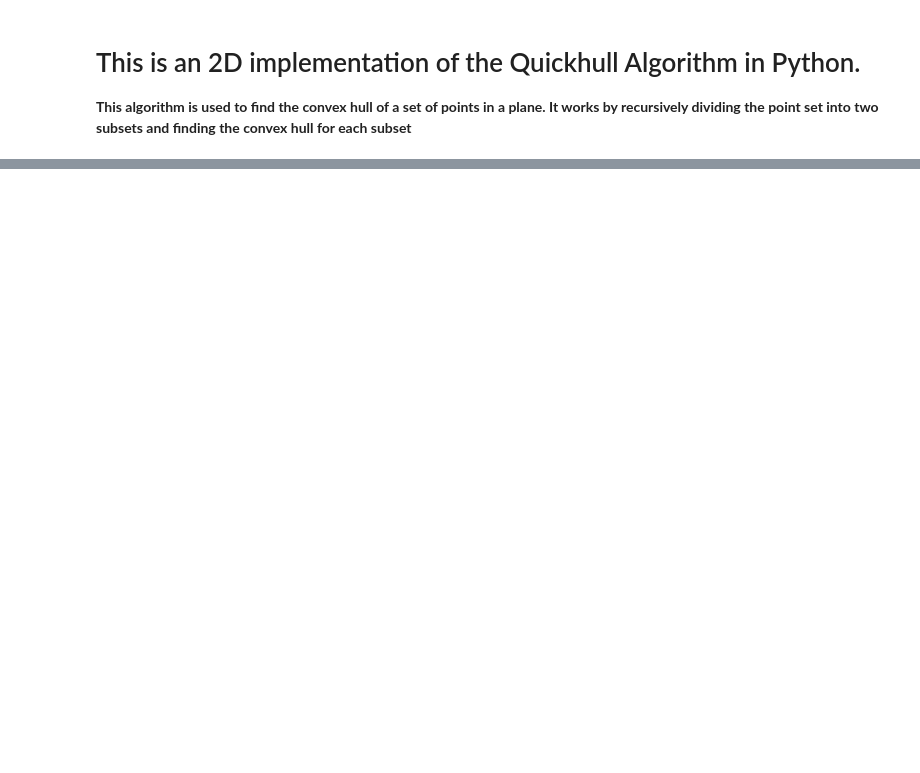
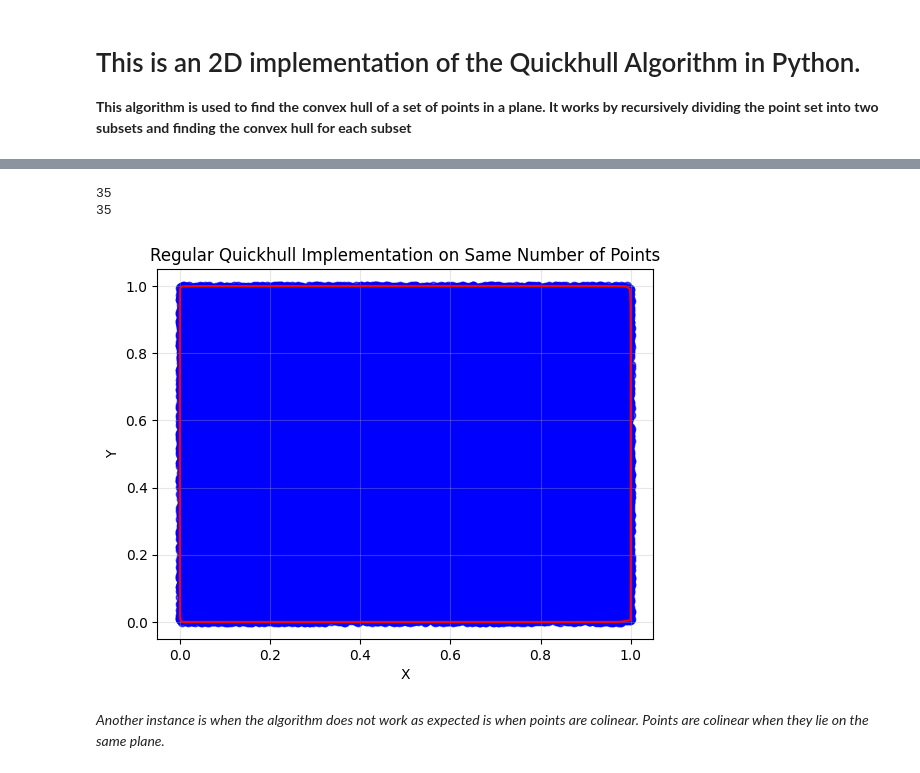
Before and after one commit to deltathecreatorr/Quickhull, a Jupyter notebook: quickhull.ipynb, the cells around one changed output, grey strips where cells are left out. Drawn from its saved outputs; the diff is of its cells as text; code cells hidden in the pictures; blank space fills up the shorter version.

```diff
--- a/quickhull.ipynb
+++ b/quickhull.ipynb
@@ -113,0 +144,28 @@ plt.show()
+# %%
+n_points = 60000
+points = [(random.random(), random.random()) for _ in range(n_points)]
+
+random_x = [p[0] for p in points]
+random_y = [p[1] for p in points]
+# %%
+
+convex_hull = quickhull(points)
+convex_x = [p[0] for p in convex_hull]
+convex_y = [p[1] for p in convex_hull]
+convex_x.append(convex_x[0])
+convex_y.append(convex_y[0])
+print(len(convex_x))
+print(len(convex_y))
+plt.scatter(random_x, random_y, alpha = 0.7, color = "blue")
+plt.plot(convex_x, convex_y, color = "red")
+plt.title("Regular Quickhull Implementation on Same Number of Points")
+plt.xlabel("X")
+plt.ylabel("Y")
+plt.grid(True, alpha = 0.3)
+plt.show()
+# %% [output]
+35
+35
+[figure, added]
+# %% [markdown]
+*Another instance is when the algorithm does not work as expected is when points are colinear. Points are colinear when they lie on the same plane.*
```
Also changed, not shown: parts of 15 cells of this notebook, 1 other file.
